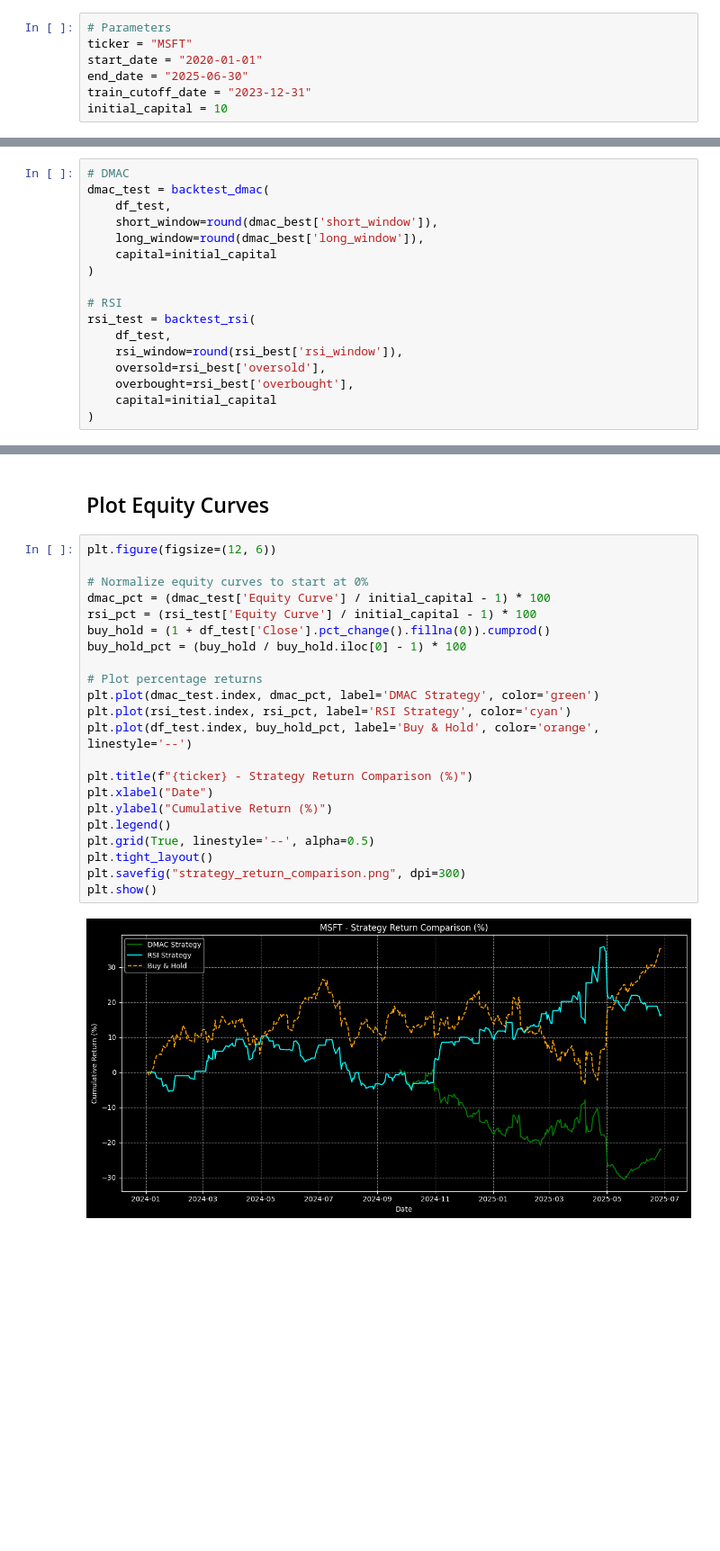
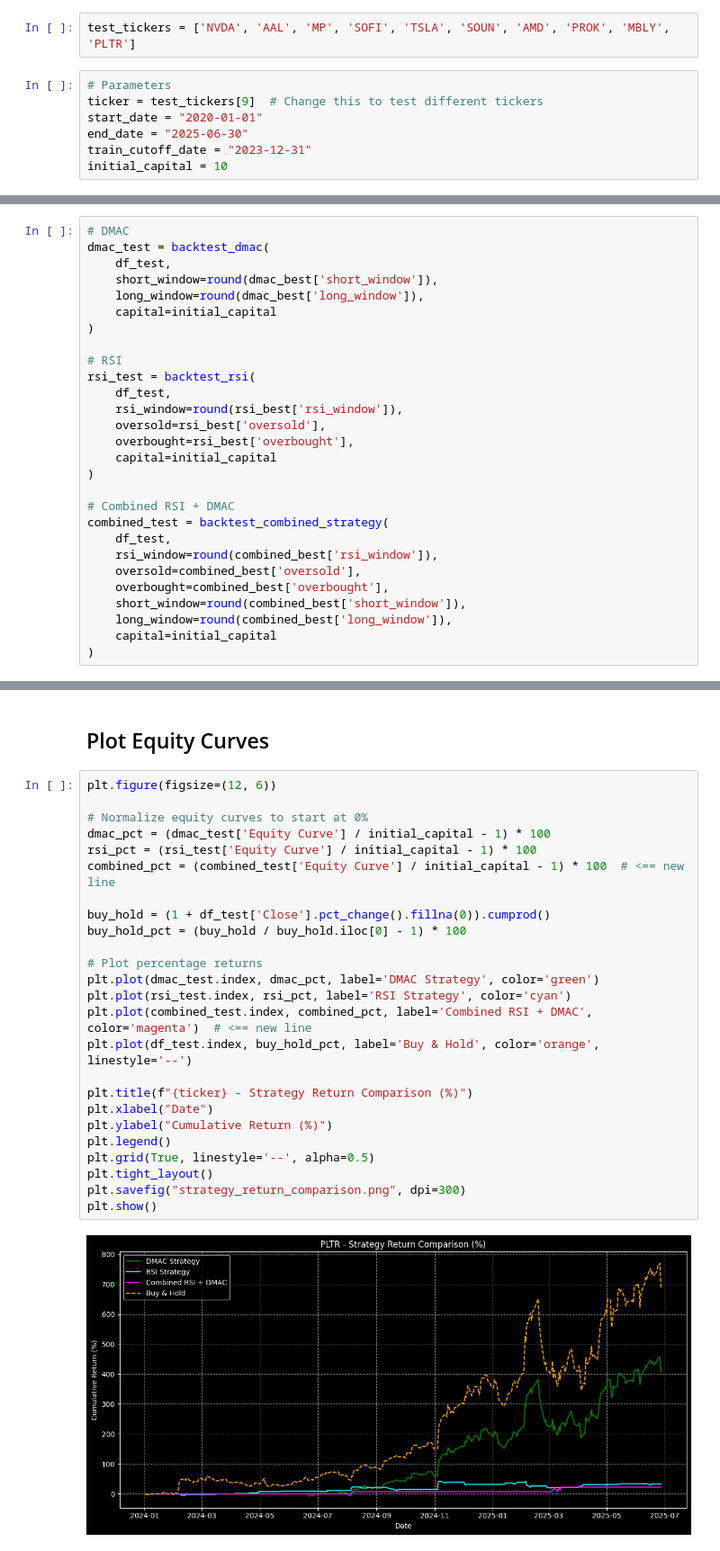
Before and after one commit to Brianhulela/RSI_vs_DMAC_comparative_analysis, a Jupyter notebook: analysis.ipynb, the cells around one changed output, grey strips where cells are left out. Shown at 90% size. Drawn from its saved outputs; the diff is of its cells as text; blank space fills up the shorter version.

```diff
--- a/analysis.ipynb
+++ b/analysis.ipynb
@@ -16,9 +16,11 @@ import numpy as np
 plt.style.use("dark_background")
 # %% [markdown]
 ## Parameters
+# %%
+test_tickers = ['NVDA', 'AAL', 'MP', 'SOFI', 'TSLA', 'SOUN', 'AMD', 'PROK', 'MBLY', 'PLTR']
 # %%
 # Parameters
-ticker = "MSFT"
+ticker = test_tickers[9]  # Change this to test different tickers
 start_date = "2020-01-01"
 end_date = "2025-06-30"
 train_cutoff_date = "2023-12-31"
@@ -325,6 +473,17 @@ rsi_test = backtest_rsi(
     overbought=rsi_best['overbought'],
     capital=initial_capital
 )
+
+# Combined RSI + DMAC
+combined_test = backtest_combined_strategy(
+    df_test,
+    rsi_window=round(combined_best['rsi_window']),
+    oversold=combined_best['oversold'],
+    overbought=combined_best['overbought'],
+    short_window=round(combined_best['short_window']),
+    long_window=round(combined_best['long_window']),
+    capital=initial_capital
+)
 # %% [markdown]
 ## Compare Performance
 # %%
@@ -399,24 +573,27 @@ plt.show()
 # %%
 plt.figure(figsize=(12, 6))
 
 # Normalize equity curves to start at 0%
 dmac_pct = (dmac_test['Equity Curve'] / initial_capital - 1) * 100
 rsi_pct = (rsi_test['Equity Curve'] / initial_capital - 1) * 100
+combined_pct = (combined_test['Equity Curve'] / initial_capital - 1) * 100  # <== new line
+
 buy_hold = (1 + df_test['Close'].pct_change().fillna(0)).cumprod()
 buy_hold_pct = (buy_hold / buy_hold.iloc[0] - 1) * 100
 
 # Plot percentage returns
 plt.plot(dmac_test.index, dmac_pct, label='DMAC Strategy', color='green')
 plt.plot(rsi_test.index, rsi_pct, label='RSI Strategy', color='cyan')
+plt.plot(combined_test.index, combined_pct, label='Combined RSI + DMAC', color='magenta')  # <== new line
 plt.plot(df_test.index, buy_hold_pct, label='Buy & Hold', color='orange', linestyle='--')
 
 plt.title(f"{ticker} - Strategy Return Comparison (%)")
 plt.xlabel("Date")
 plt.ylabel("Cumulative Return (%)")
 plt.legend()
 plt.grid(True, linestyle='--', alpha=0.5)
 plt.tight_layout()
 plt.savefig("strategy_return_comparison.png", dpi=300)
 plt.show()
 # %% [output]
-[figure, old version]
+[figure, new version]
```
Also changed, not shown: parts of 15 cells of this notebook, 34 other files.
